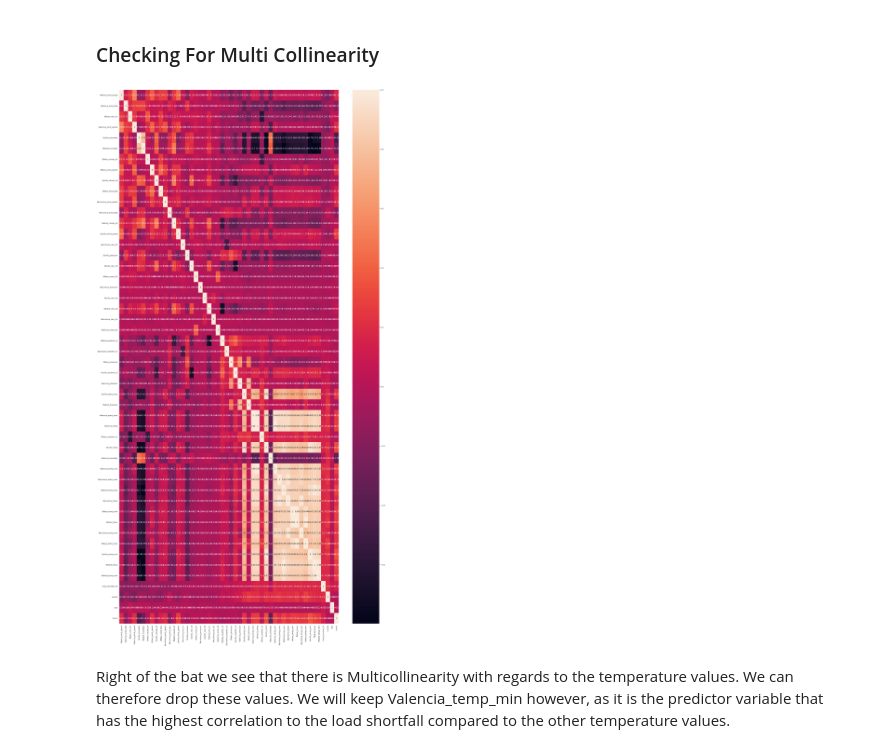
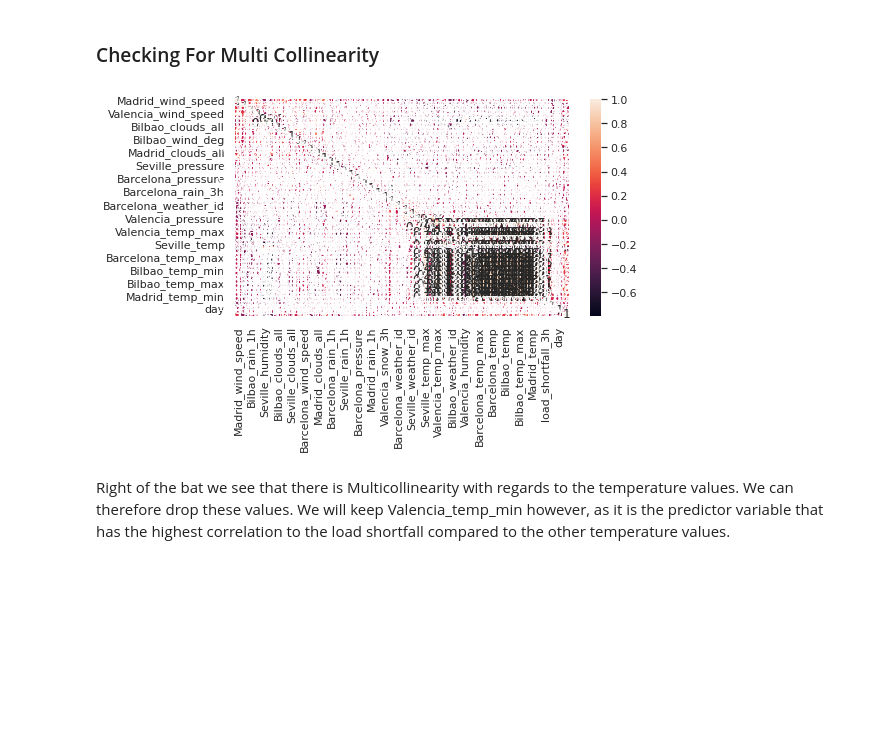
Before and after one commit to Explore-AI/load-shortfall-regression-predict-api, a Jupyter notebook: Group_13_Final_Notebook.ipynb, the cells around one changed output. Cells and saved outputs as stored; diff of their text form; code cells hidden in the pictures; blank space fills up the shorter version.

Commit message:
Fixed graphs

```diff
--- a/Group_13_Final_Notebook.ipynb
+++ b/Group_13_Final_Notebook.ipynb
@@ -352,11 +351,12 @@ sns.distplot(df_clean['load_shortfall_3h'])
 # %%
 corr=df_clean.corr()
 sns.heatmap(corr,annot=True)
 
 # change image size <- resets figure size for a seaborn plot
-sns.set(rc={'figure.figsize':(3,6)})
+sns.set(rc={'figure.figsize':(30,30)})
+plt.show()
 # %% [output]
-[figure, old version]
+[figure, new version]
 # %% [markdown]
 Right of the bat we see that there is Multicollinearity with regards to the temperature values. We can therefore drop these values. We will keep Valencia_temp_min however, as it is the predictor variable that has the highest correlation to the load shortfall compared to the other temperature values.
 # %%
```
Also changed, not shown: parts of 11 cells of this notebook.
